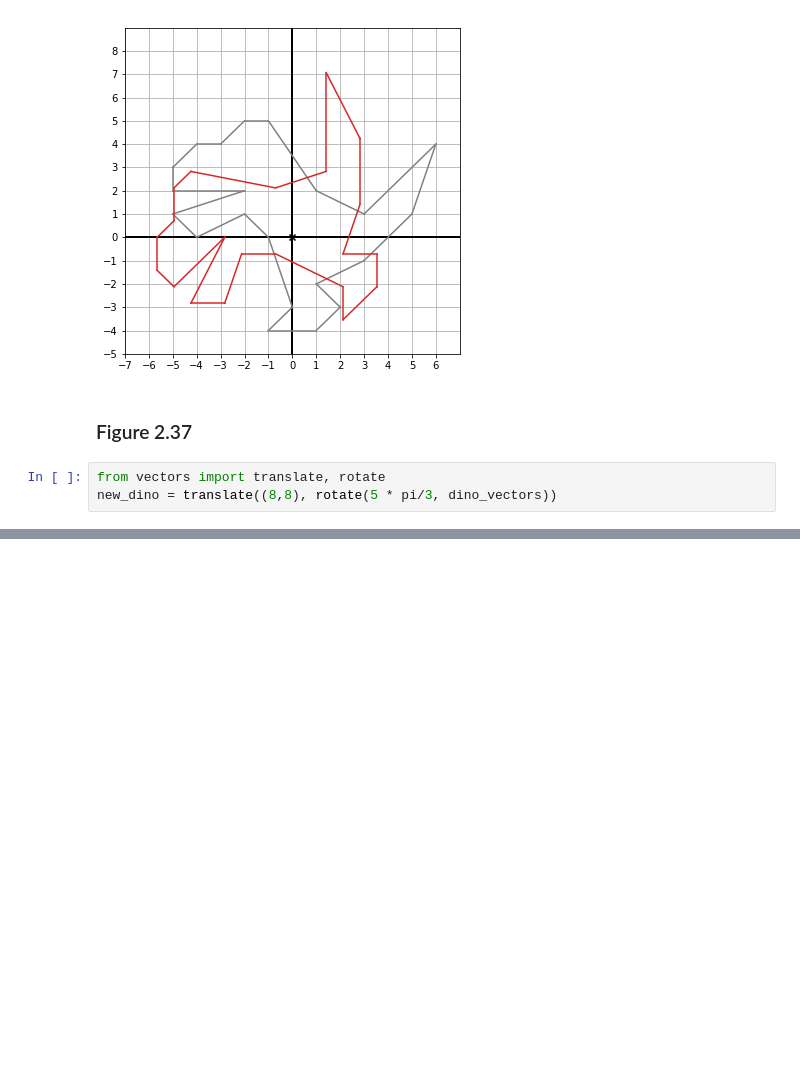
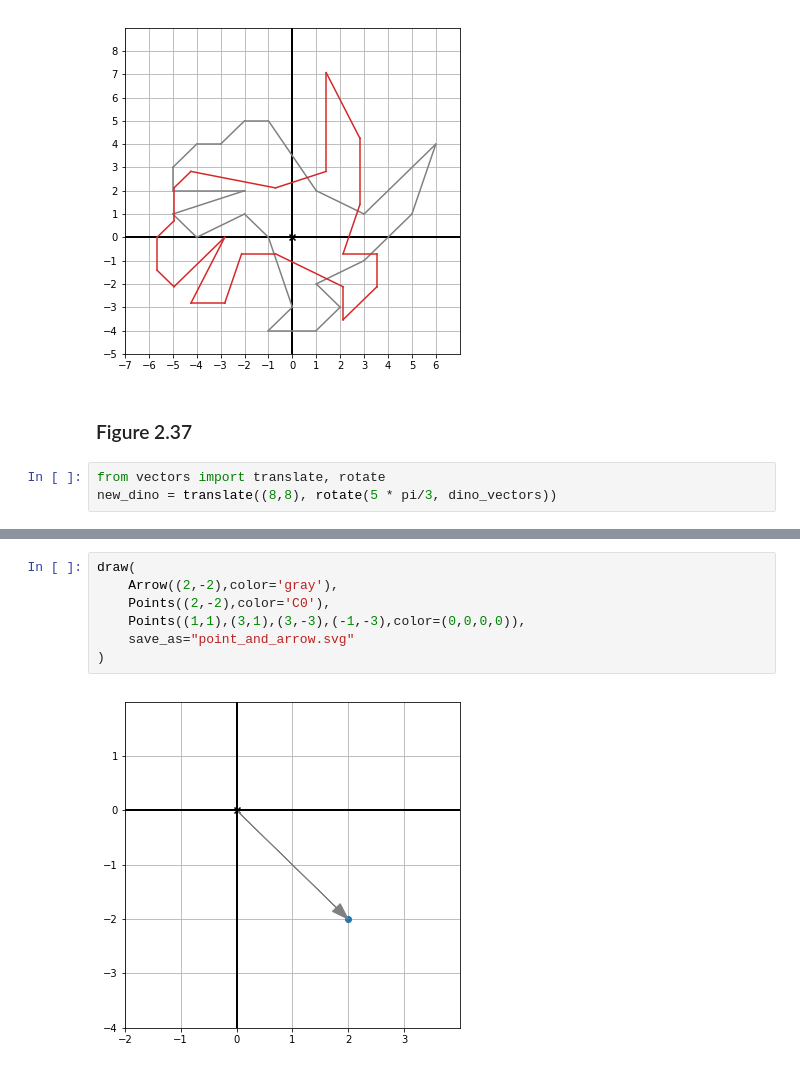
Before and after one commit to orlandpm/Math-for-Programmers, a Jupyter notebook: Chapter 02/figures/Make Figures.ipynb, the cells around one changed output, grey strips where cells are left out. Cells and saved outputs as stored; diff of their text form; blank space fills up the shorter version.

```diff
--- a/Chapter 02/figures/Make Figures.ipynb
+++ b/Chapter 02/figures/Make Figures.ipynb
@@ -384,0 +424,9 @@ draw(
+# %%
+draw(
+    Arrow((2,-2),color='gray'),
+    Points((2,-2),color='C0'),
+    Points((1,1),(3,1),(3,-3),(-1,-3),color=(0,0,0,0)),
+    save_as="point_and_arrow.svg"
+)
+# %% [output]
+[figure, added]
```
Also changed, not shown: parts of 11 cells of this notebook, 38 other files.
